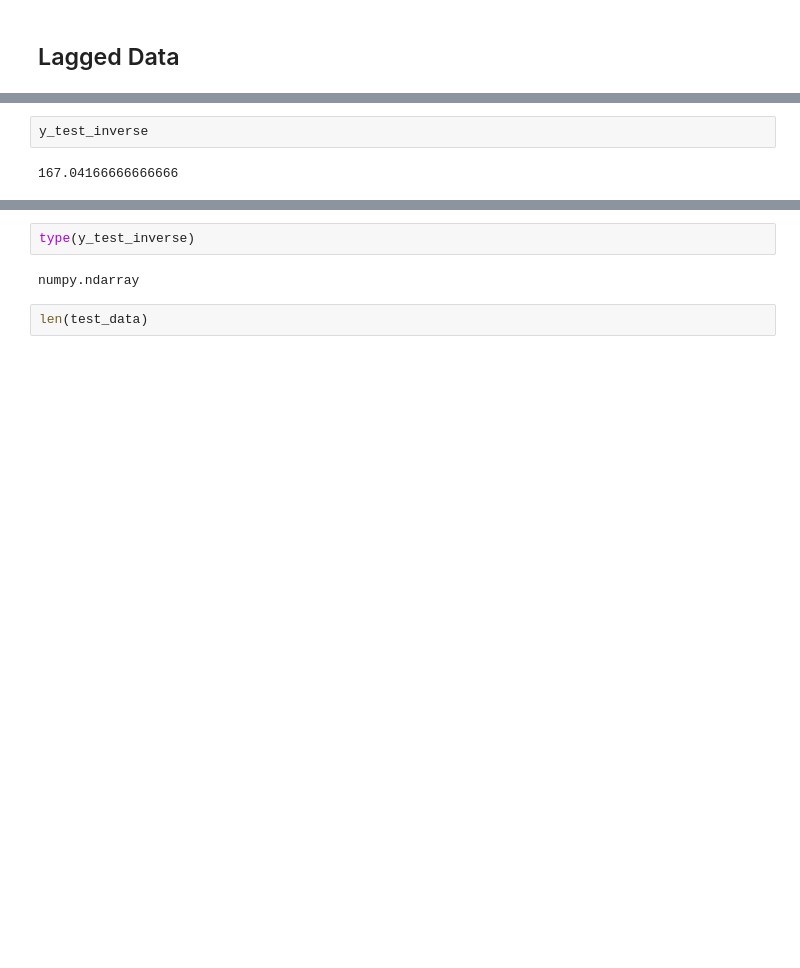
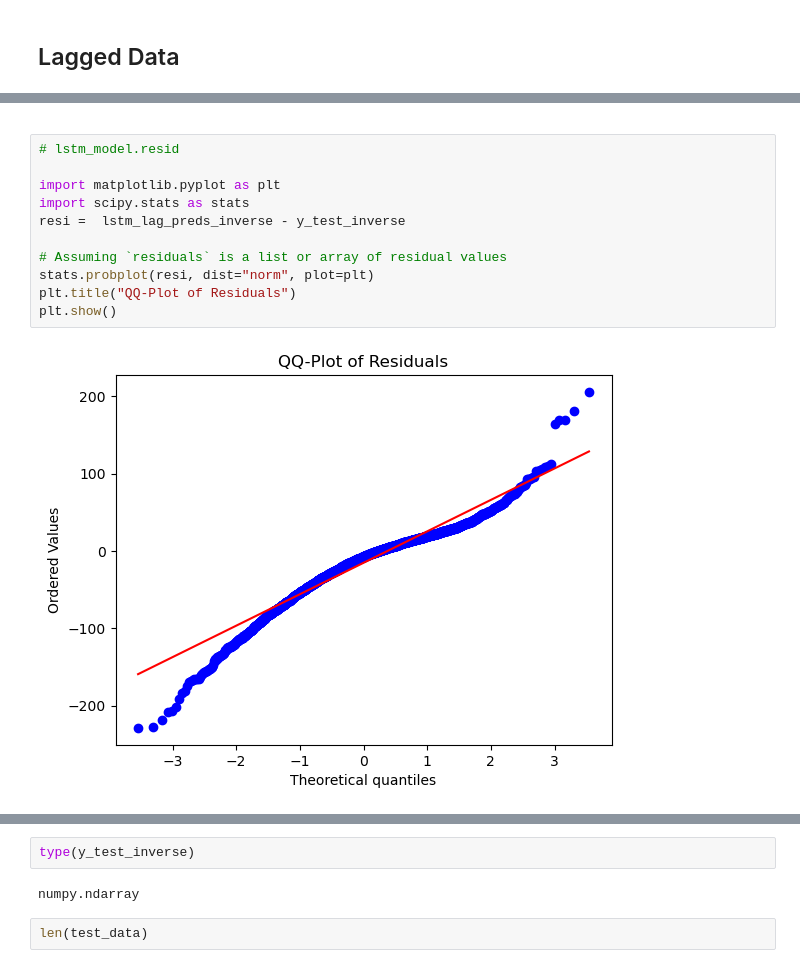
Before and after one commit to Celqaz/dutch_electricity_price_prediction, a Jupyter notebook: notebooks/basic/basic_model.ipynb, the cells around one changed output, grey strips where cells are left out. Drawn from its saved outputs; the diff is of its cells as text; blank space fills up the shorter version.

```diff
--- a/notebooks/basic/basic_model.ipynb
+++ b/notebooks/basic/basic_model.ipynb
@@ -232,4 +399,17 @@ Symmetric Mean Absolute Percentage Error (sMAPE): 20.12
-# %%
-y_test_inverse
-# %% [output]
-167.04166666666666
+# %% [markdown]
+<!-- Mean Absolute Error (MAE): 30.73
+Root Mean Squared Error (RMSE): 42.08
+Symmetric Mean Absolute Percentage Error (sMAPE): 17.47 -->
+# %%
+# lstm_model.resid
+
+import matplotlib.pyplot as plt
+import scipy.stats as stats
+resi =  lstm_lag_preds_inverse - y_test_inverse
+
+# Assuming `residuals` is a list or array of residual values
+stats.probplot(resi, dist="norm", plot=plt)
+plt.title("QQ-Plot of Residuals")
+plt.show()
+# %% [output]
+[figure, added]
```
Also changed, not shown: parts of 25 cells of this notebook, 6 other files.
